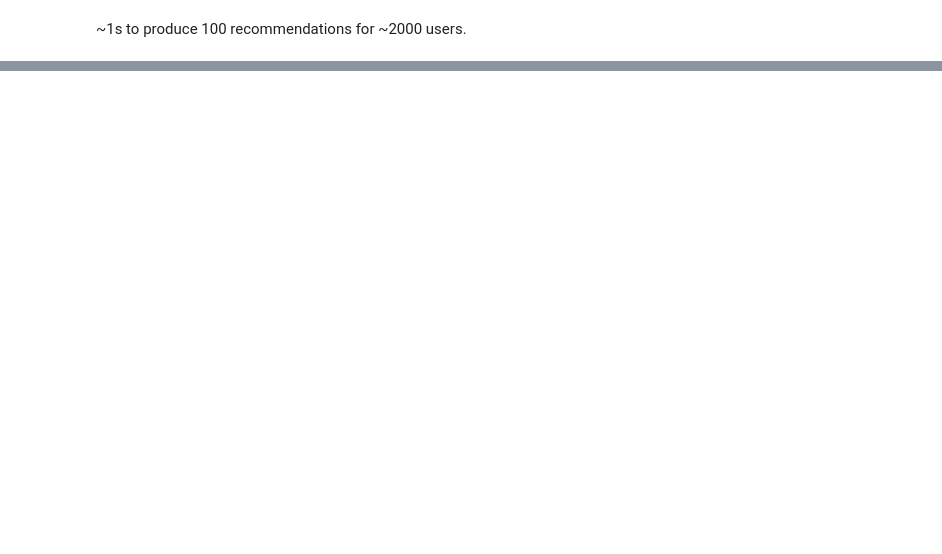
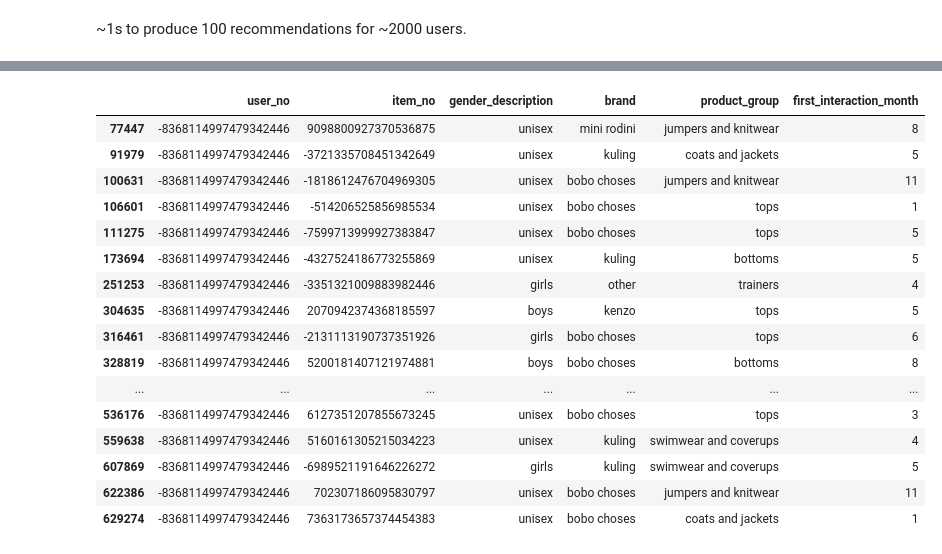
Before and after one commit to msvensson222/tfrs-retail-example, a Jupyter notebook: TFRS_Demo.ipynb, the cells around one changed output, grey strips where cells are left out. Cells and saved outputs as stored; diff of their text form; code cells hidden in the pictures; blank space fills up the shorter version.

```diff
--- a/TFRS_Demo.ipynb
+++ b/TFRS_Demo.ipynb
@@ -800,0 +698,3 @@ for item in train_dataset.take(1):
+# %%
+random_user = np.random.choice(train_df_filtered['user_no'].unique())
+items_to_exclude = train_df_filtered.loc[train_df_filtered['user_no'] == random_user]['item_no'].unique()
@@ -800,0 +708,20 @@ for item in train_dataset.take(1):
+# %%
+train_df_filtered.loc[train_df_filtered['user_no'] == random_user]
+# %% [output]
+|  | user_no | item_no | gender_description | brand | product_group | first_interaction_month |
+| 77447 | -8368114997479342446 | 9098800927370536875 | unisex | mini rodini | jumpers and knitwear | 8 |
+| 91979 | -8368114997479342446 | -3721335708451342649 | unisex | kuling | coats and jackets | 5 |
+| 100631 | -8368114997479342446 | -1818612476704969305 | unisex | bobo choses | jumpers and knitwear | 11 |
+| 106601 | -8368114997479342446 | -514206525856985534 | unisex | bobo choses | tops | 1 |
+| 111275 | -8368114997479342446 | -7599713999927383847 | unisex | bobo choses | tops | 5 |
+| 173694 | -8368114997479342446 | -4327524186773255869 | unisex | kuling | bottoms | 5 |
+| 251253 | -8368114997479342446 | -3351321009883982446 | girls | other | trainers | 4 |
+| 304635 | -8368114997479342446 | 2070942374368185597 | boys | kenzo | tops | 5 |
+| 316461 | -8368114997479342446 | -2131113190737351926 | girls | bobo choses | tops | 6 |
+| 328819 | -8368114997479342446 | 5200181407121974881 | boys | bobo choses | bottoms | 8 |
+| ... | ... | ... | ... | ... | ... | ... |
+| 536176 | -8368114997479342446 | 6127351207855673245 | unisex | bobo choses | tops | 3 |
+| 559638 | -8368114997479342446 | 5160161305215034223 | unisex | kuling | swimwear and coverups | 4 |
+| 607869 | -8368114997479342446 | -6989521191646226272 | girls | kuling | swimwear and coverups | 5 |
+| 622386 | -8368114997479342446 | 702307186095830797 | unisex | bobo choses | jumpers and knitwear | 11 |
+| 629274 | -8368114997479342446 | 7363173657374454383 | unisex | bobo choses | coats and jackets | 1 |
```
Also changed, not shown: parts of 59 cells of this notebook.
